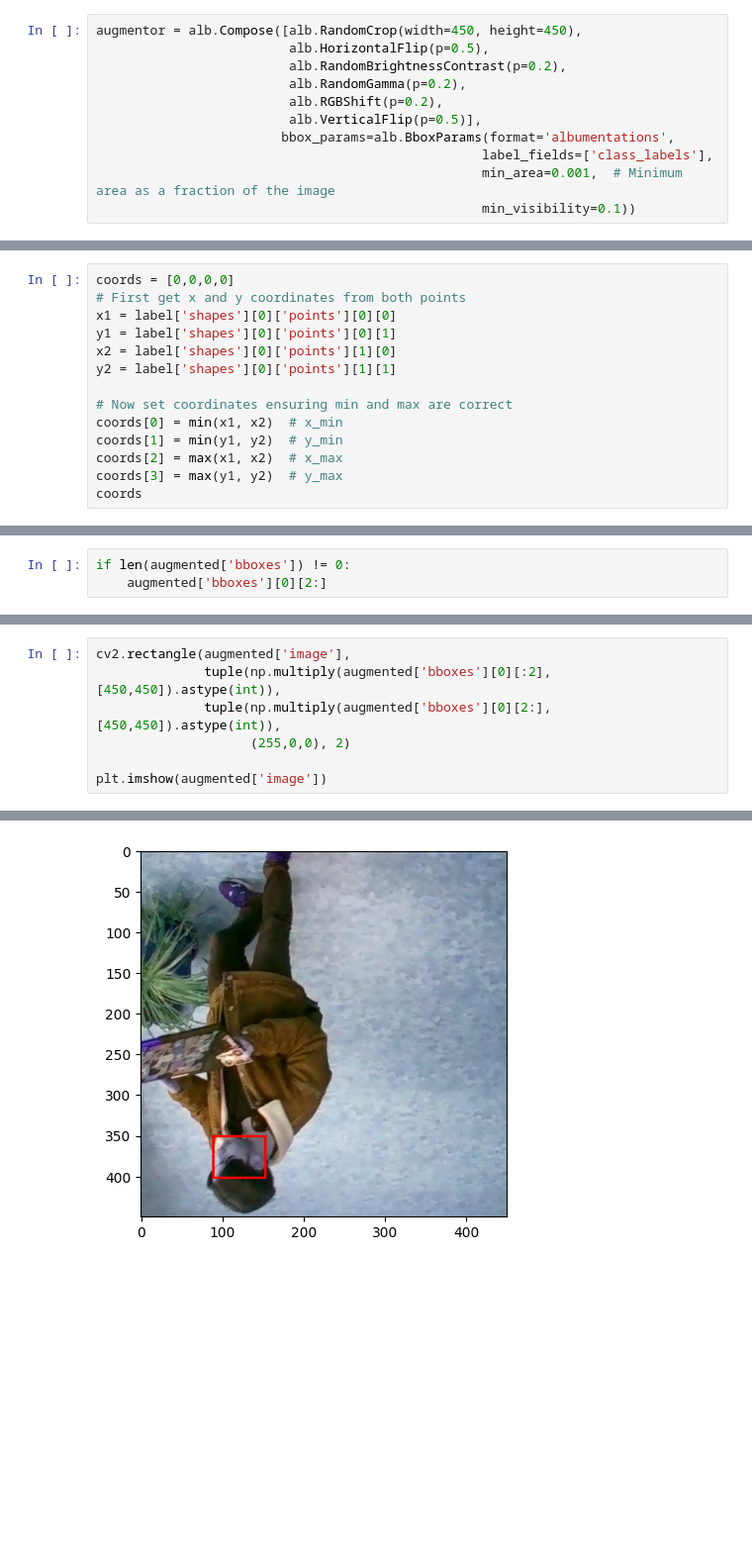
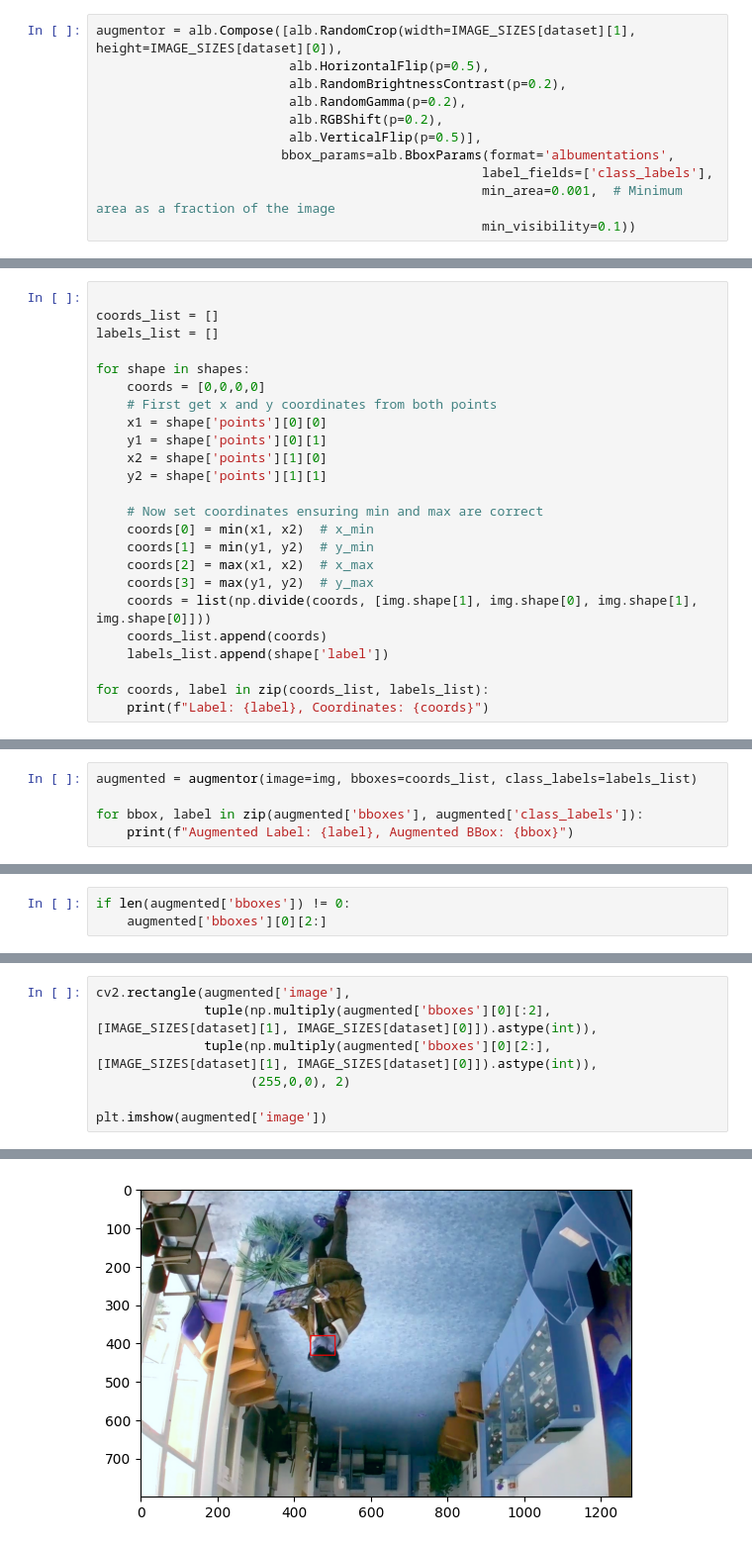
Before and after one commit to YuriiMurha/BP-face-recognition, a Jupyter notebook: src/Preprocessing.ipynb, the cells around one changed output, grey strips where cells are left out. Shown: that part at 99% size. Saved outputs shown, nothing was run; the diff lists cells and outputs as text; blank space fills up the shorter version.

```diff
--- a/src/Preprocessing.ipynb
+++ b/src/Preprocessing.ipynb
@@ -83,7 +86,7 @@ for subset in subsets:
 # %%
 import albumentations as alb
 # %%
-augmentor = alb.Compose([alb.RandomCrop(width=450, height=450),
+augmentor = alb.Compose([alb.RandomCrop(width=IMAGE_SIZES[dataset][1], height=IMAGE_SIZES[dataset][0]),
                          alb.HorizontalFlip(p=0.5),
                          alb.RandomBrightnessContrast(p=0.2),
                          alb.RandomGamma(p=0.2),
@@ -118,15 +132,25 @@ label['shapes'][0]['points']
 # %%
-coords = [0,0,0,0]
-# First get x and y coordinates from both points
-x1 = label['shapes'][0]['points'][0][0]
-y1 = label['shapes'][0]['points'][0][1]
-x2 = label['shapes'][0]['points'][1][0]
-y2 = label['shapes'][0]['points'][1][1]
 
-# Now set coordinates ensuring min and max are correct
-coords[0] = min(x1, x2)  # x_min
-coords[1] = min(y1, y2)  # y_min
-coords[2] = max(x1, x2)  # x_max
-coords[3] = max(y1, y2)  # y_max
-coords
+coords_list = []
+labels_list = []
+
+for shape in shapes:
+    coords = [0,0,0,0]
+    # First get x and y coordinates from both points
+    x1 = shape['points'][0][0]
+    y1 = shape['points'][0][1]
+    x2 = shape['points'][1][0]
+    y2 = shape['points'][1][1]
+
+    # Now set coordinates ensuring min and max are correct
+    coords[0] = min(x1, x2)  # x_min
+    coords[1] = min(y1, y2)  # y_min
+    coords[2] = max(x1, x2)  # x_max
+    coords[3] = max(y1, y2)  # y_max
+    coords = list(np.divide(coords, [img.shape[1], img.shape[0], img.shape[1], img.shape[0]]))
+    coords_list.append(coords)
+    labels_list.append(shape['label'])
+
+for coords, label in zip(coords_list, labels_list):
+    print(f"Label: {label}, Coordinates: {coords}")
 # %% [output]
@@ -145,0 +160,5 @@ augmented = augmentor(image=img, bboxes=[coords], class_labels=['face'])
+# %%
+augmented = augmentor(image=img, bboxes=coords_list, class_labels=labels_list)
+
+for bbox, label in zip(augmented['bboxes'], augmented['class_labels']):
+    print(f"Augmented Label: {label}, Augmented BBox: {bbox}")
@@ -156,11 +177,11 @@ augmented['bboxes']
 # %%
 cv2.rectangle(augmented['image'],
-              tuple(np.multiply(augmented['bboxes'][0][:2], [450,450]).astype(int)),
-              tuple(np.multiply(augmented['bboxes'][0][2:], [450,450]).astype(int)),
+              tuple(np.multiply(augmented['bboxes'][0][:2], [IMAGE_SIZES[dataset][1], IMAGE_SIZES[dataset][0]]).astype(int)),
+              tuple(np.multiply(augmented['bboxes'][0][2:], [IMAGE_SIZES[dataset][1], IMAGE_SIZES[dataset][0]]).astype(int)),
                     (255,0,0), 2)
 
 plt.imshow(augmented['image'])
 # %% [output]
 <matplotlib.image.AxesImage at 0x...>
-[figure, old version]
+[figure, new version]
 # %% [markdown]
```
Also changed, not shown: parts of 27 cells of this notebook, 3 other files.
